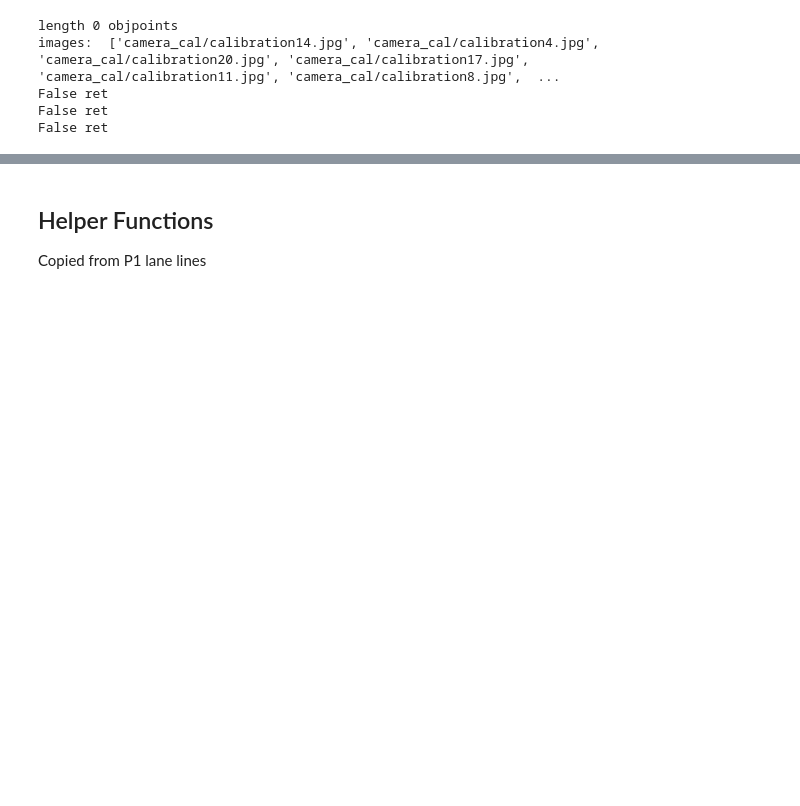
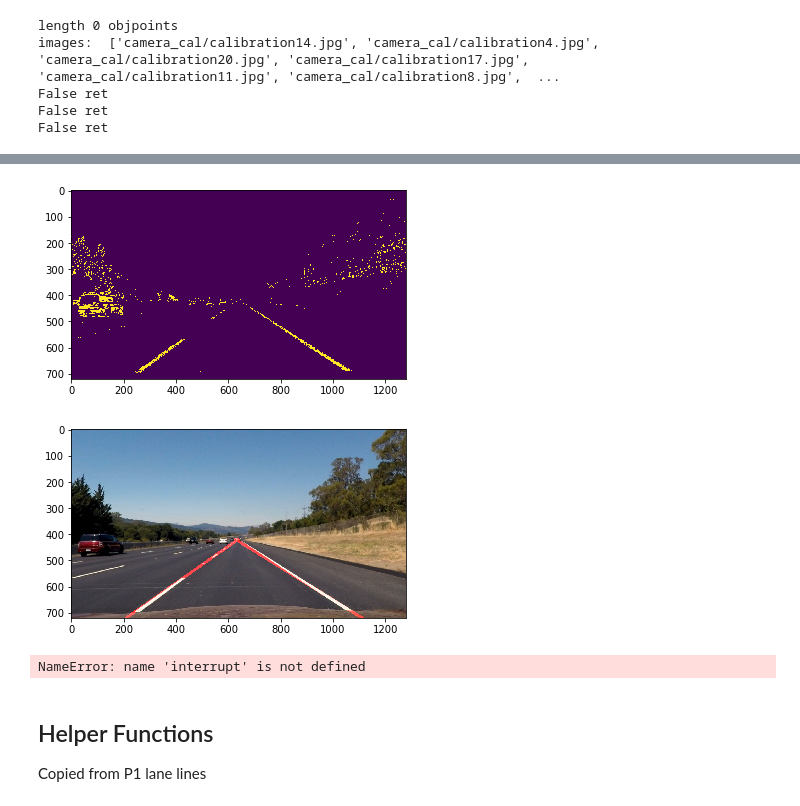
Before and after one commit to sunpochin/advanced-Lane-Lines-carnd, a Jupyter notebook: pipeline.ipynb, the cells around one changed output, grey strips where cells are left out. Drawn from its saved outputs; the diff is of its cells as text; code cells hidden in the pictures; blank space fills up the shorter version.

```diff
--- a/pipeline.ipynb
+++ b/pipeline.ipynb
@@ -86,0 +398,31 @@ False ret
+# %%
+def process_one_image(image):
+    image = undistortImg(image)
+
+    result = colorandgradient(image, (180, 255), (60, 100) )
+    plt.imshow(result)
+    plt.show()
+
+    hough = houghgreen(image)
+    plt.imshow(hough)
+    plt.show()
+
+    return hough
+
+def process_image(image):
+    # NOTE: The output you return should be a color image (3 channel) for processing video below
+    # TODO: put your pipeline here,
+    # you should return the final output (image where lines are drawn on lanes)
+    return process_one_image(image)
+
+
+filename = 'test_images/straight_lines2.jpg'
+image = mpimg.imread(filename)
+processed = process_one_image(image)
+# %% [output]
+[figure, added]
+[figure, added]
+# %%
+interrupt
+# %% [output]
+NameError: name 'interrupt' is not defined
```
Also changed, not shown: parts of 20 cells of this notebook.
